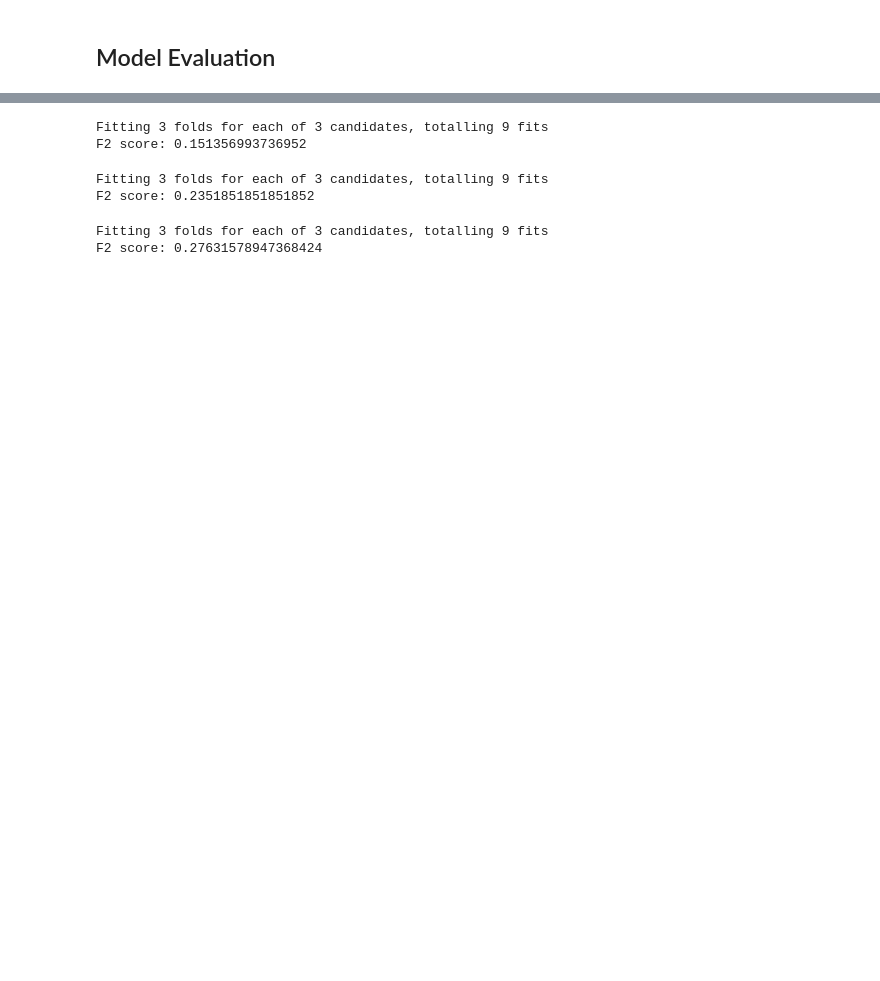
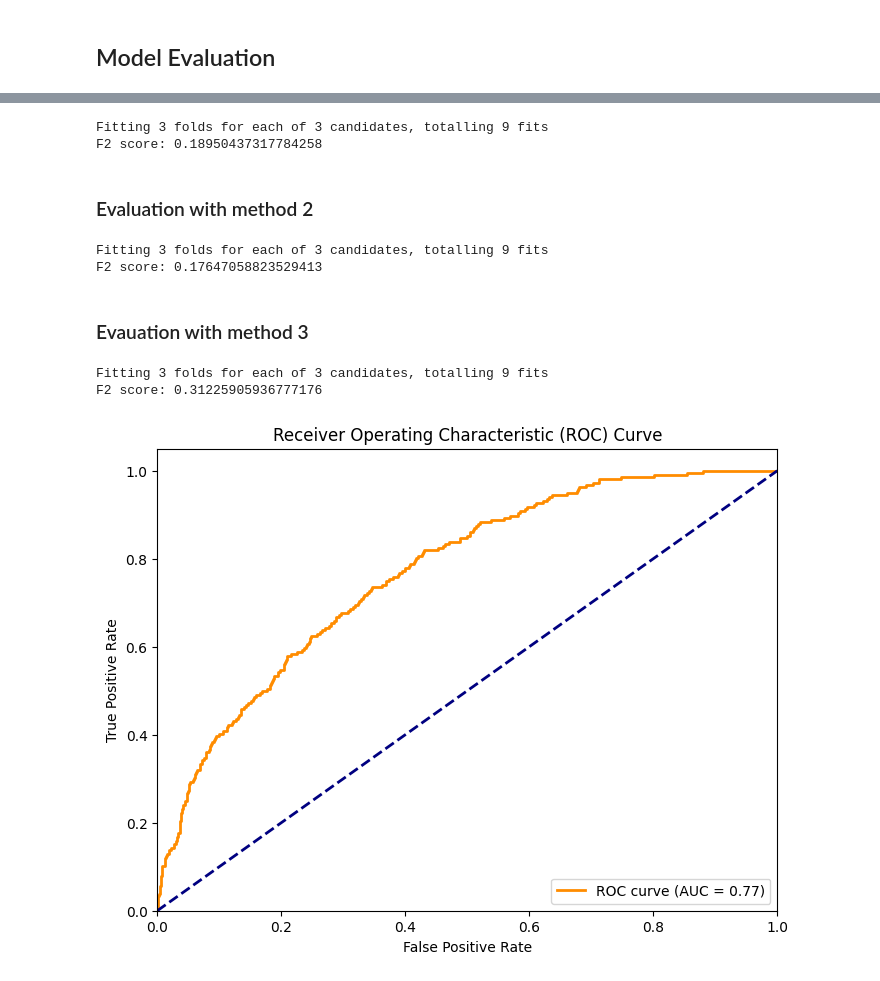
Before and after one commit to turrrray/gay, a Jupyter notebook: Fraud.ipynb, the cells around one changed output, grey strips where cells are left out. Saved outputs shown, nothing was run; the diff lists cells and outputs as text; code cells hidden in the pictures; blank space fills up the shorter version.

```diff
--- a/Fraud.ipynb
+++ b/Fraud.ipynb
@@ -593,5 +527,5 @@ Mean TEST_PR_AUC: 0.9631034028607249
 # %%
-RF = RandomForestClassifier(n_estimators=100, random_state=seed)
+RF = RandomForestClassifier(n_estimators=100, random_state=seed, class_weight={0: 1, 1: 15})
 
 param_grid_RF = {
     'n_estimators':[100, 200, 300, 400, 500],
@@ -736,31 +700,56 @@ Mean TEST_PR_AUC: 0.9496617395889745
 # %%
 RF_m1 = RF_randomized.fit(X_train1_standardized, y_train1)
-best_model_m1 = RF_randomized.best_estimator_
+best_model_m1 = RF_m1.best_estimator_
 best_model_m1.fit(X_train1_standardized, y_train1)
 y_pred_m1 = best_model_m1.predict(X_test1_standardized)
 
-f2_score = fbeta_score(y_test1, y_pred_m1, beta=2)
-print(f'F2 score: {f2_score}')
+f2_score_m1 = fbeta_score(y_test1, y_pred_m1, beta=2)
+print(f'F2 score: {f2_score_m1}')
 # %% [output]
 Fitting 3 folds for each of 3 candidates, totalling 9 fits
-F2 score: 0.151356993736952
+F2 score: 0.18950437317784258
+# %% [markdown]
+### Evaluation with method 2
 # %%
 RF_m2 = RF_randomized.fit(X_train2_standardized, y_train2)
-best_model_m2 = RF_randomized.best_estimator_
+best_model_m2 = RF_m2.best_estimator_
 best_model_m2.fit(X_train2_standardized, y_train2)
-y_pred_m2 = best_model_m2.predict(X_test1_standardized)
-f2_score = fbeta_score(y_test1, y_pred_m2, beta=2)
-print(f'F2 score: {f2_score}')
+y_pred_m2 = best_model_m2.predict(X_test2_standardized)
+f2_score_m2 = fbeta_score(y_test2, y_pred_m2, beta=2)
+print(f'F2 score: {f2_score_m2}')
 # %% [output]
 Fitting 3 folds for each of 3 candidates, totalling 9 fits
-F2 score: 0.2351851851851852
+F2 score: 0.17647058823529413
+# %% [markdown]
+### Evauation with method 3
 # %%
 RF_m3 = RF_randomized.fit(X_train3_standardized, y_train3)
-best_model_m3 = RF_randomized.best_estimator_
+best_model_m3 = RF_m3.best_estimator_
 best_model_m3.fit(X_train3_standardized, y_train3)
 y_pred_m3 = best_model_m3.predict(X_test3_standardized)
-f2_score = fbeta_score(y_test3, y_pred_m3, beta=2)
-print(f'F2 score: {f2_score}')
+f2_score_m3 = fbeta_score(y_test3, y_pred_m3, beta=2)
+print(f'F2 score: {f2_score_m3}')
 # %% [output]
 Fitting 3 folds for each of 3 candidates, totalling 9 fits
-F2 score: 0.27631578947368424
+F2 score: 0.31225905936777176
+# %%
+# Get the predicted probabilities for the test set
+y_pred_proba_m3 = best_model_m3.predict_proba(X_test3_standardized)[:, 1]
+
+# Calculate the ROC curve and AUC
+fpr, tpr, thresholds = roc_curve(y_test3, y_pred_proba_m3)
+roc_auc = auc(fpr, tpr)
+
+# Plot the ROC curve
+plt.figure(figsize=(8, 6))
+plt.plot(fpr, tpr, color='darkorange', lw=2, label='ROC curve (AUC = %0.2f)' % roc_auc)
+plt.plot([0, 1], [0, 1], color='navy', lw=2, linestyle='--')
+plt.xlim([0.0, 1.0])
+plt.ylim([0.0, 1.05])
+plt.xlabel('False Positive Rate')
+plt.ylabel('True Positive Rate')
+plt.title('Receiver Operating Characteristic (ROC) Curve')
+plt.legend(loc="lower right")
+plt.show()
+# %% [output]
+[figure, added]
```
Also changed, not shown: parts of 33 cells of this notebook.
